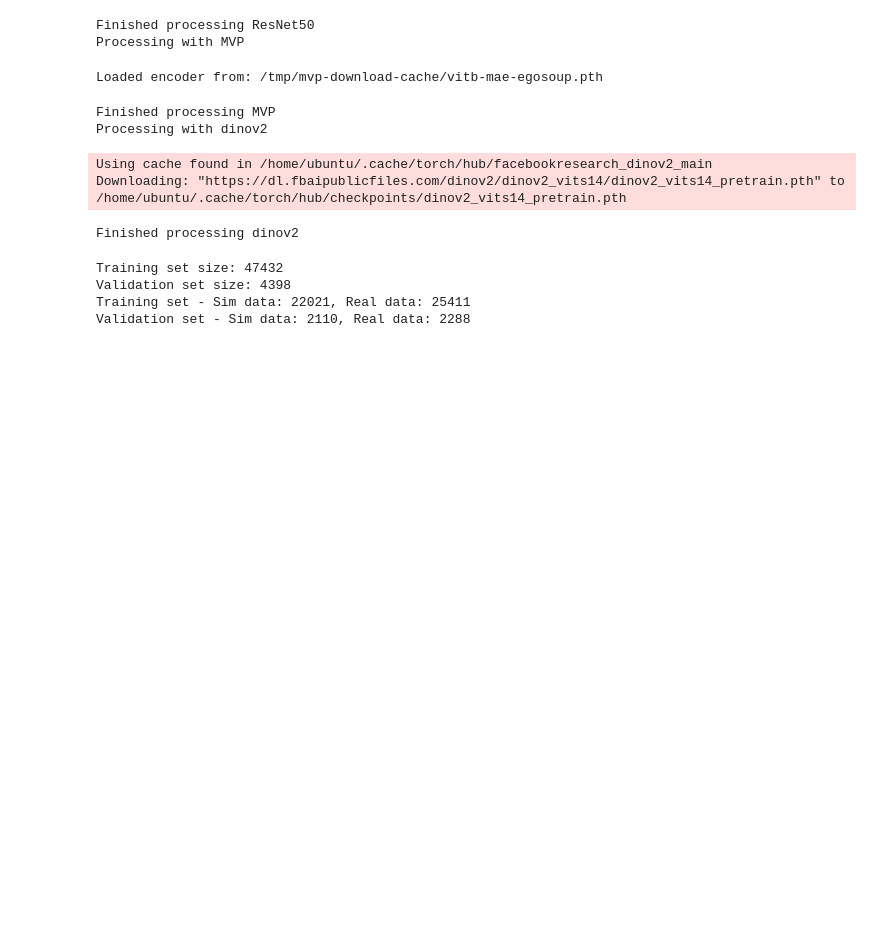
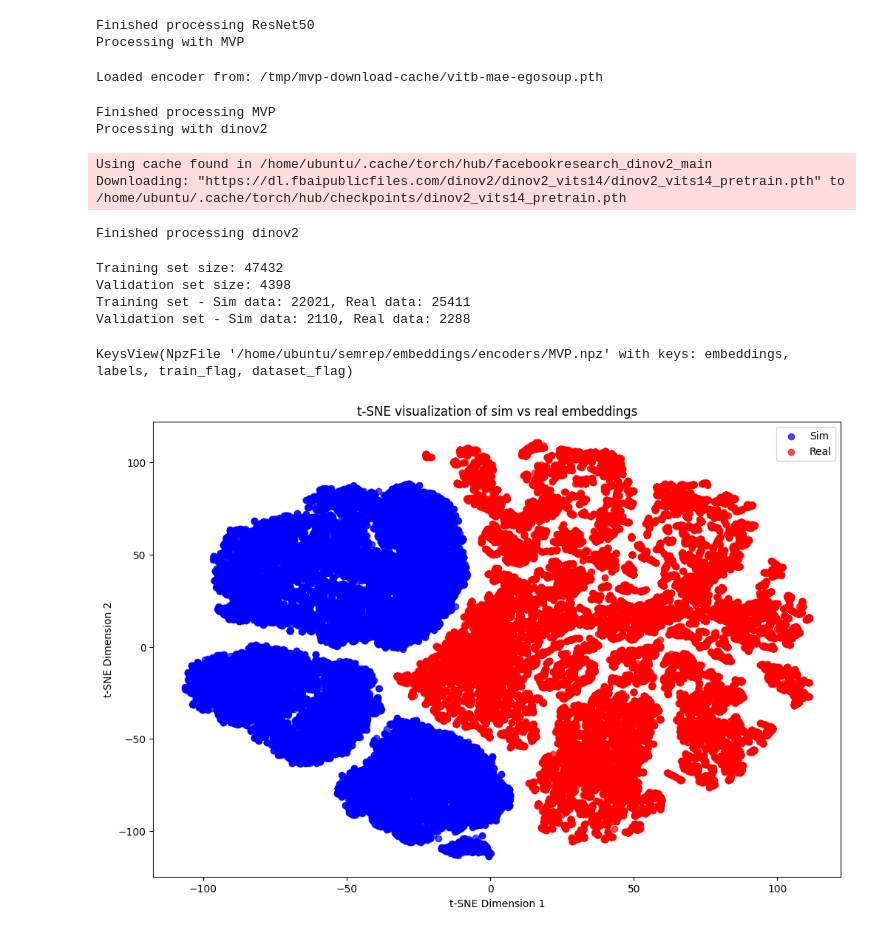
Before and after one commit to yyardi/Bridging-the-Sim2Real-Gap, a Jupyter notebook: notebooks/process_images.ipynb, the cells around one changed output. Cells and saved outputs as stored; diff of their text form; code cells hidden in the pictures; blank space fills up the shorter version.

```diff
--- a/notebooks/process_images.ipynb
+++ b/notebooks/process_images.ipynb
@@ -272,0 +232,15 @@ Validation set - Sim data: 2110, Real data: 2288
+# %%
+dataset = np.load(file_path)
+
+dataset.keys()
+# %% [output]
+KeysView(NpzFile '/home/ubuntu/semrep/embeddings/encoders/MVP.npz' with keys: embeddings, labels, train_flag, dataset_flag)
+# %%
+embeddings = dataset["embeddings"]
+# %%
+plot_tsne(
+    embeddings=embeddings,
+    dataset_flags=dataset["dataset_flag"],
+)
+# %% [output]
+[figure, added]
```
Also changed, not shown: parts of 5 cells of this notebook, 8 other files.
